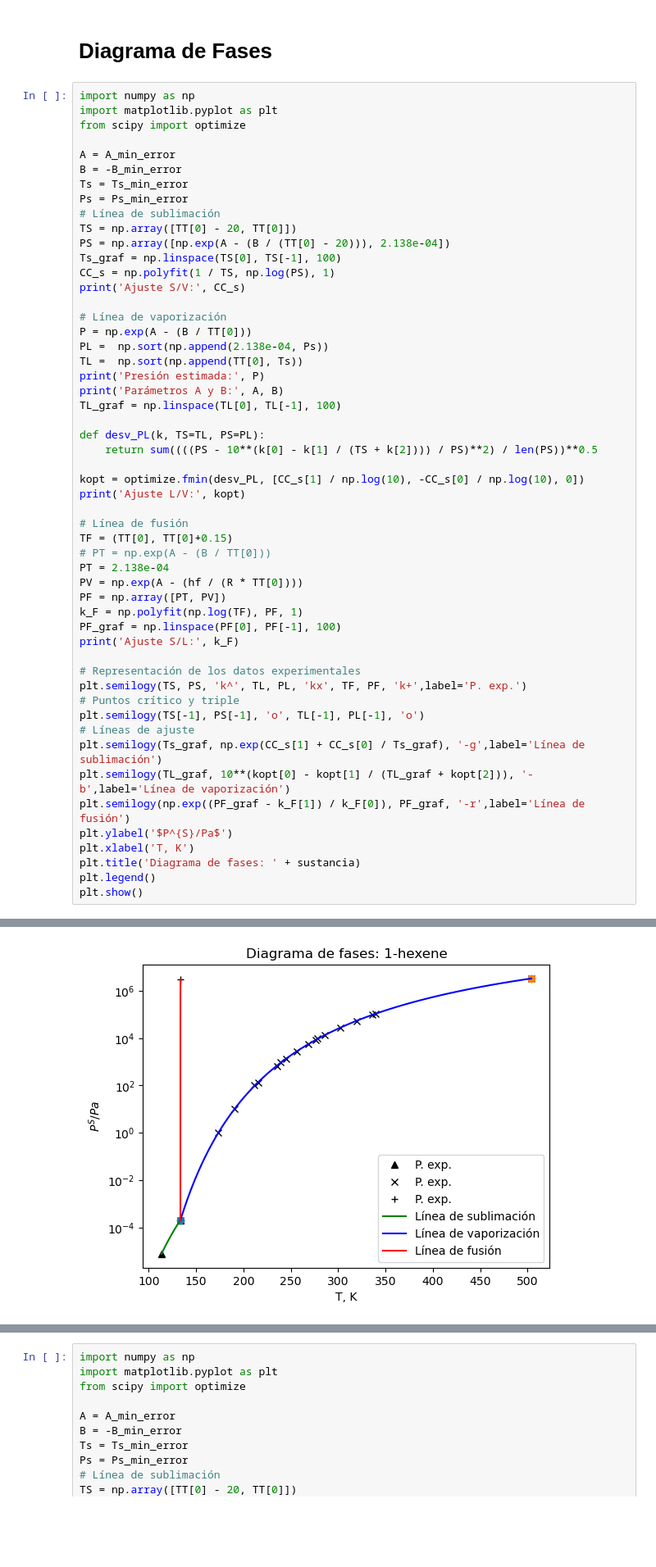
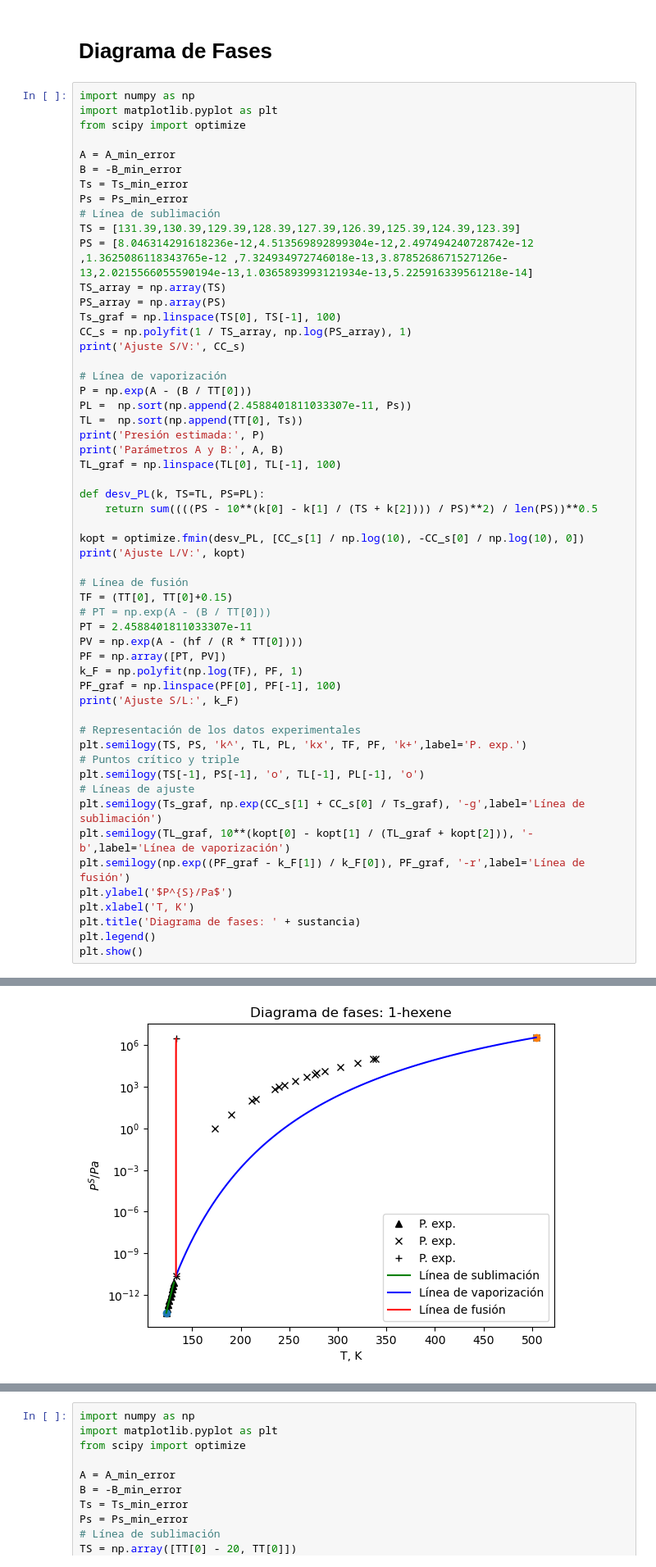
Before and after one commit to ChristianPh404/TQA, a Jupyter notebook: TQA (1).ipynb, the cells around one changed output, grey strips where cells are left out. Shown at 82% size. Saved outputs shown, nothing was run; the diff lists cells and outputs as text; blank space fills up the shorter version.

Commit message:
update
arreglado diagrama de fases mollier y EEO SRK

```diff
--- a/TQA (1).ipynb
+++ b/TQA (1).ipynb
@@ -1009,15 +1025,17 @@ B = -B_min_error
 Ts = Ts_min_error
 Ps = Ps_min_error
 # Línea de sublimación
-TS = np.array([TT[0] - 20, TT[0]])
-PS = np.array([np.exp(A - (B / (TT[0] - 20))), 2.138e-04])
+TS = [131.39,130.39,129.39,128.39,127.39,126.39,125.39,124.39,123.39]
+PS = [8.046314291618236e-12,4.513569892899304e-12,2.497494240728742e-12 ,1.3625086118343765e-12 ,7.324934972746018e-13,3.8785268671527126e-13,2.0215566055590194e-13,1.0365893993121934e-13,5.225916339561218e-14]
+TS_array = np.array(TS)
+PS_array = np.array(PS)
 Ts_graf = np.linspace(TS[0], TS[-1], 100)
-CC_s = np.polyfit(1 / TS, np.log(PS), 1)
+CC_s = np.polyfit(1 / TS_array, np.log(PS_array), 1)
 print('Ajuste S/V:', CC_s)
 
 # Línea de vaporización
 P = np.exp(A - (B / TT[0]))
-PL =  np.sort(np.append(2.138e-04, Ps))
+PL =  np.sort(np.append(2.4588401811033307e-11, Ps))
 TL =  np.sort(np.append(TT[0], Ts))
 print('Presión estimada:', P)
 print('Parámetros A y B:', A, B)
@@ -1032,7 +1050,7 @@ print('Ajuste L/V:', kopt)
 # Línea de fusión
 TF = (TT[0], TT[0]+0.15)
 # PT = np.exp(A - (B / TT[0]))
-PT = 2.138e-04
+PT = 2.4588401811033307e-11
 PV = np.exp(A - (hf / (R * TT[0])))
 PF = np.array([PT, PV])
 k_F = np.polyfit(np.log(TF), PF, 1)
@@ -1064,2 +1082,2 @@ Ajuste L/V: [   9.28173021 1307.57781476  -32.4419509 ]
 Ajuste S/L: [ 2.56909362e+09 -1.25712872e+10]
-[figure, old version]
+[figure, new version]
```
Also changed, not shown: parts of 20 cells of this notebook.
